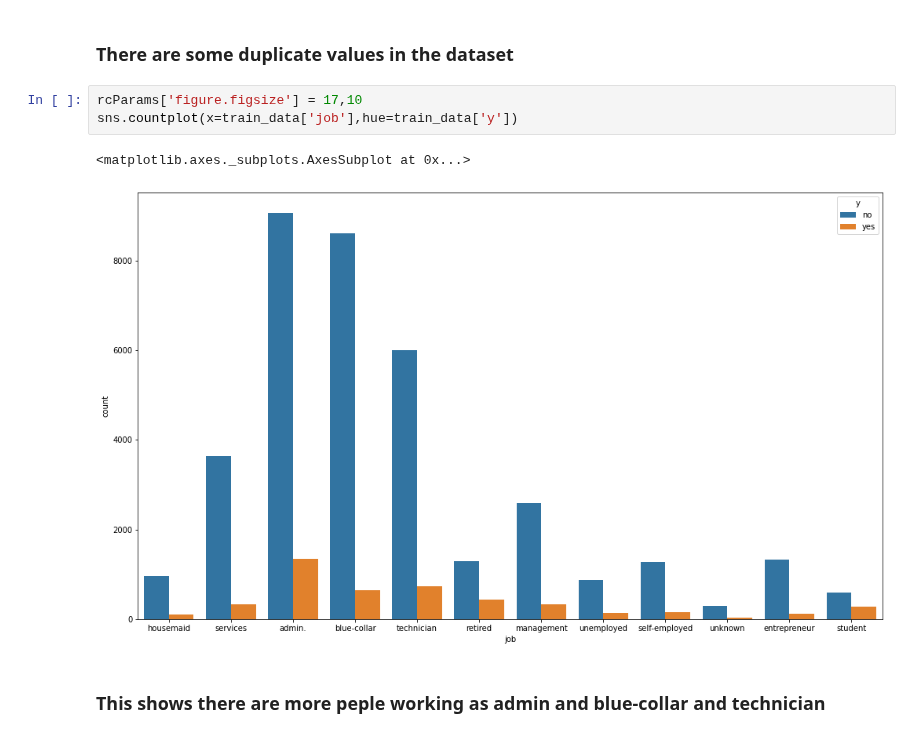
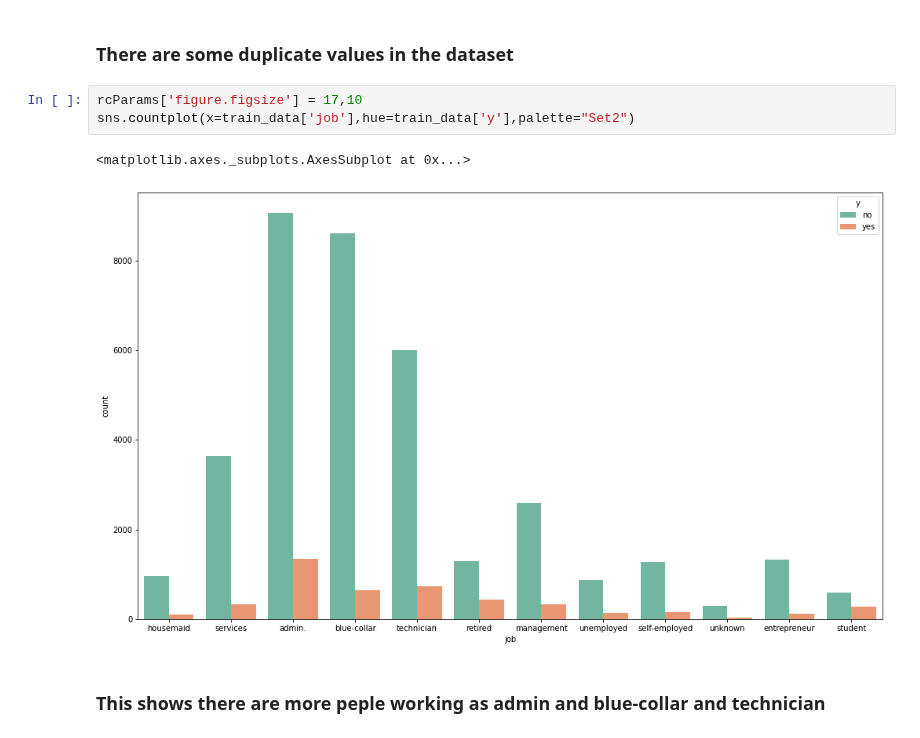
Before and after one commit to VpkPrasanna/ineuronchallanges, a Jupyter notebook: Banking subscription/BankSubscription.ipynb, the cells around one changed output. Drawn from its saved outputs; the diff is of its cells as text.

```diff
--- a/Banking subscription/BankSubscription.ipynb
+++ b/Banking subscription/BankSubscription.ipynb
@@ -77,9 +80,9 @@ train_data.duplicated().sum()
 ### There are some duplicate values in the dataset
 # %%
 rcParams['figure.figsize'] = 17,10
-sns.countplot(x=train_data['job'],hue=train_data['y'])
+sns.countplot(x=train_data['job'],hue=train_data['y'],palette="Set2")
 # %% [output]
 <matplotlib.axes._subplots.AxesSubplot at 0x...>
-[figure, old version]
+[figure, new version]
 # %% [markdown]
 ### This shows there are more peple working as admin and blue-collar and technician
```
Also changed, not shown: parts of 47 cells of this notebook.
